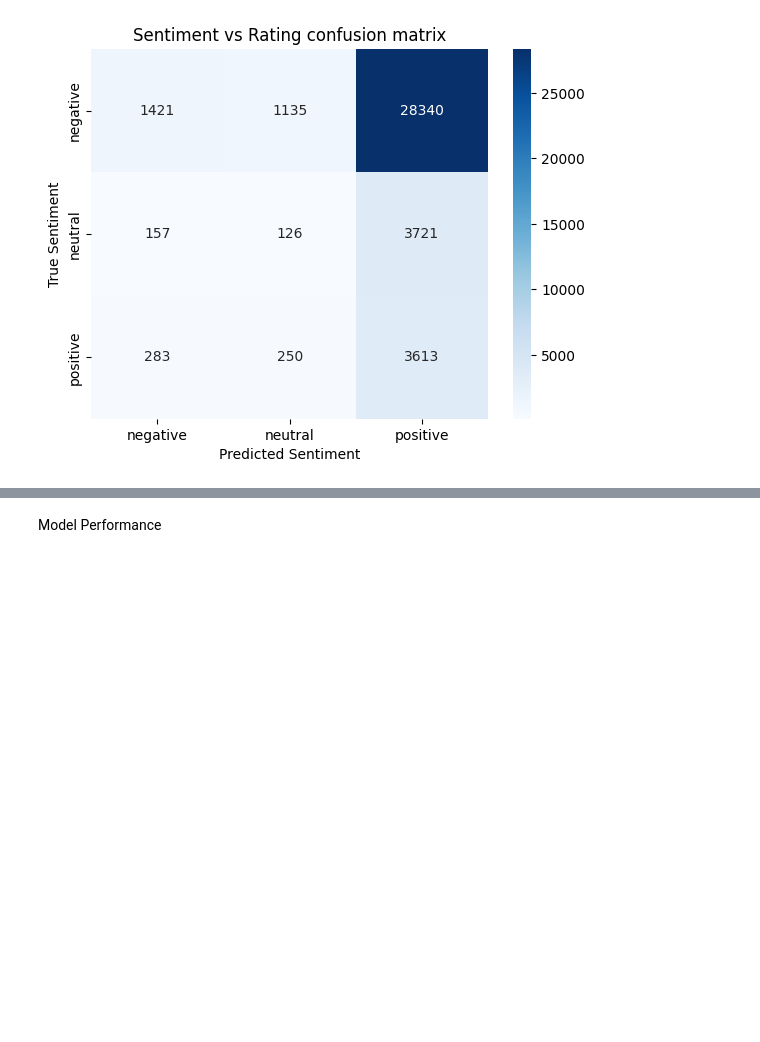
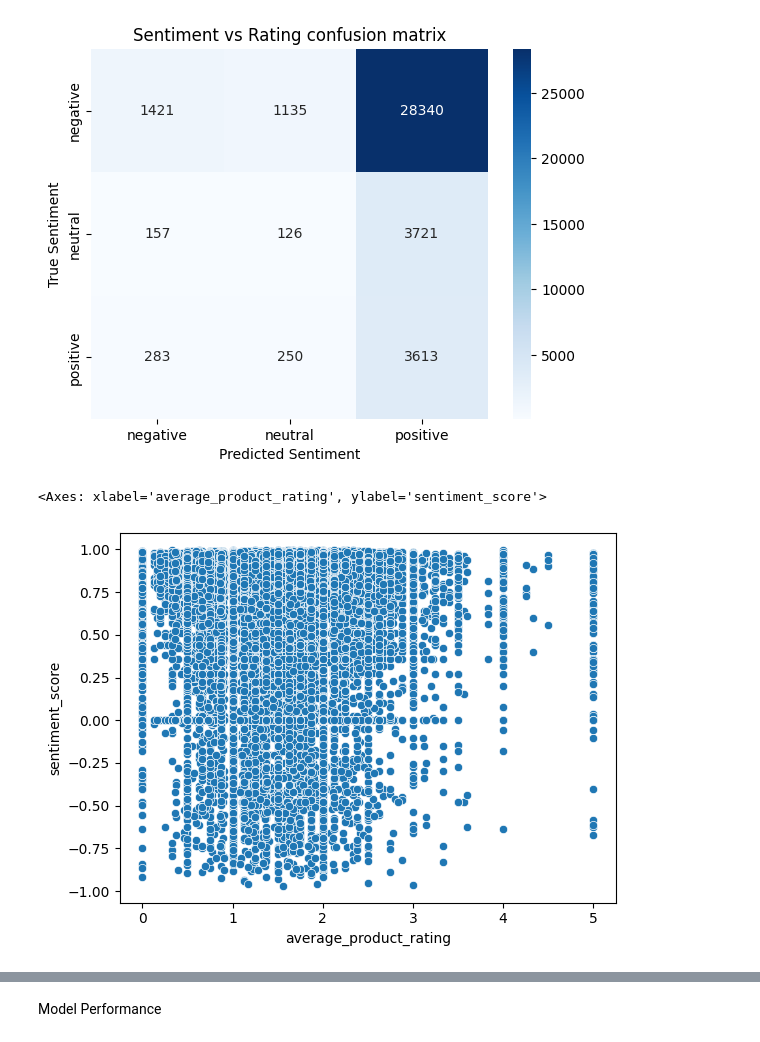
Before and after one commit to Malki9/3601763_BD2, a Jupyter notebook: 3601763_BD2.ipynb, the cells around one changed output, grey strips where cells are left out. Saved outputs shown, nothing was run; the diff lists cells and outputs as text; code cells hidden in the pictures; blank space fills up the shorter version.

```diff
--- a/3601763_BD2.ipynb
+++ b/3601763_BD2.ipynb
@@ -658,3 +662,9 @@ plt.ylabel("True Sentiment")
 plt.show()
 # %% [output]
 [figure]
+# %%
+# scatterplot for product_rating vs sentiment_score
+sns.scatterplot(data=reviews, x='average_product_rating', y='sentiment_score')
+# %% [output]
+<Axes: xlabel='average_product_rating', ylabel='sentiment_score'>
+[figure, added]
```
Also changed, not shown: parts of 29 cells of this notebook.
